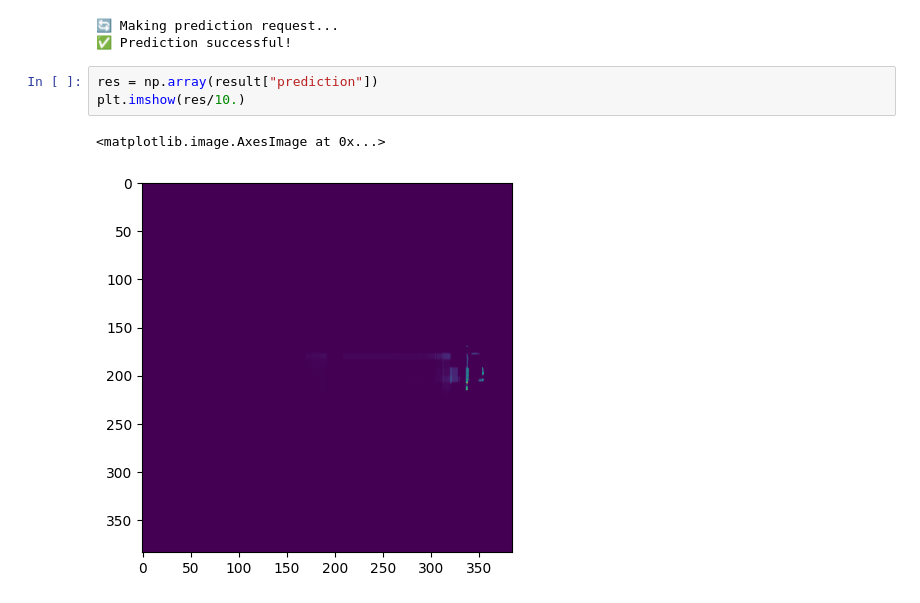
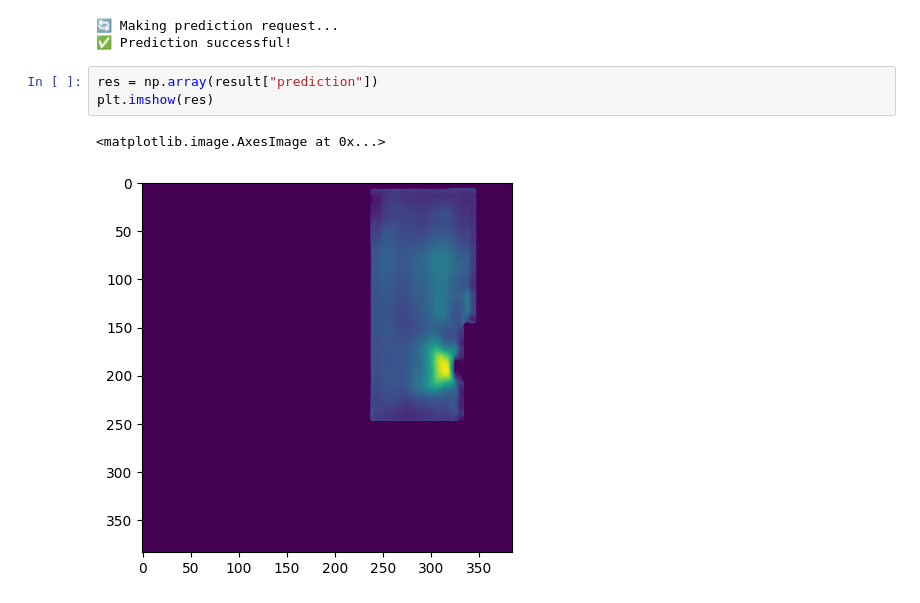
Before and after one commit to upskiller-xyz/server_model, a Jupyter notebook: example/demo.ipynb, the cells around one changed output. Cells and saved outputs as stored; diff of their text form.

```diff
--- a/example/demo.ipynb
+++ b/example/demo.ipynb
@@ -97,7 +97,7 @@ else:
 ✅ Prediction successful!
 # %%
 res = np.array(result["prediction"])
-plt.imshow(res/10.)
+plt.imshow(res)
 # %% [output]
 <matplotlib.image.AxesImage at 0x...>
-[figure, old version]
+[figure, new version]
```
Also changed, not shown: parts of 1 cell of this notebook.
